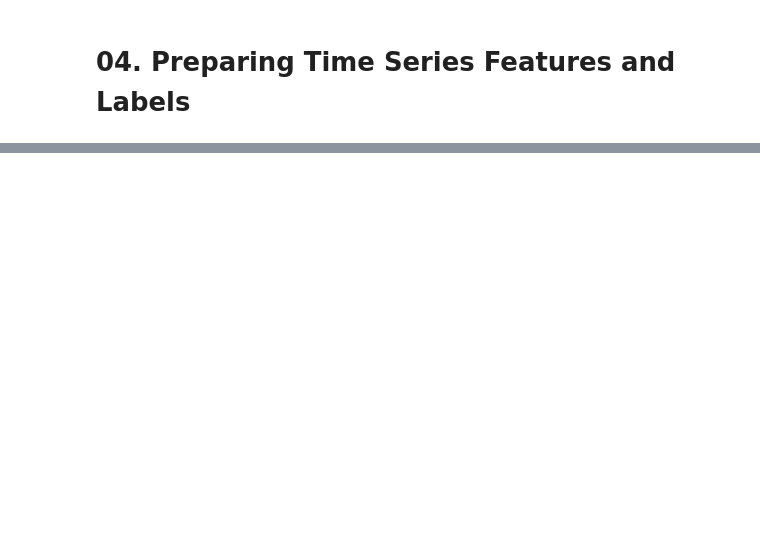
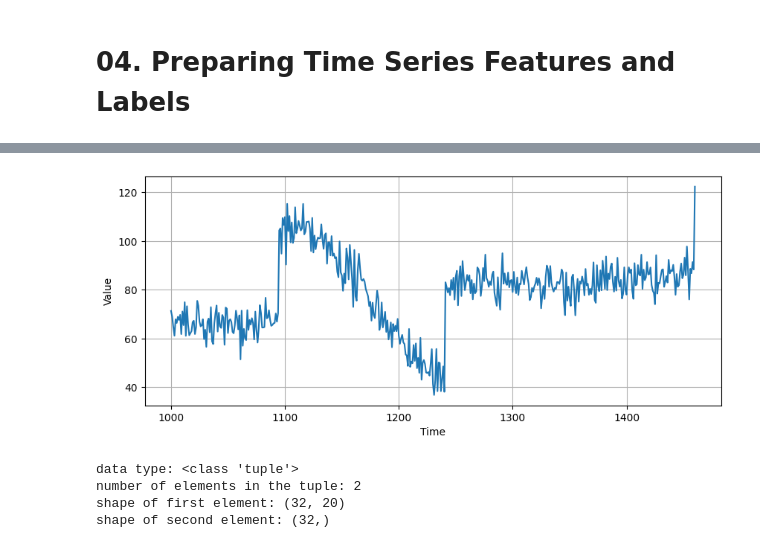
Before and after one commit to rezabehzadi/Deep-Learning-Course-TensorFlow, a Jupyter notebook: 04. Sequences-Time-Series-and-Prediction.ipynb, the cells around one changed output, grey strips where cells are left out. Saved outputs shown, nothing was run; the diff lists cells and outputs as text; code cells hidden in the pictures; blank space fills up the shorter version.

```diff
--- a/04. Sequences-Time-Series-and-Prediction.ipynb
+++ b/04. Sequences-Time-Series-and-Prediction.ipynb
@@ -440,0 +316,5 @@ plot_series(time_valid, (x_valid, naive_forecast), start=0, end=150)
+# %%
+# Plot the validation set
+plot_series(time_valid, x_valid)
+# %% [output]
+[figure, added]
@@ -440,0 +367,12 @@ plot_series(time_valid, (x_valid, naive_forecast), start=0, end=150)
+# %%
+# Print properties of a single batch
+for windows in dataset.take(1):
+  print(f'data type: {type(windows)}')
+  print(f'number of elements in the tuple: {len(windows)}')
+  print(f'shape of first element: {windows[0].shape}')
+  print(f'shape of second element: {windows[1].shape}')
+# %% [output]
+data type: <class 'tuple'>
+number of elements in the tuple: 2
+shape of first element: (32, 20)
+shape of second element: (32,)
```
Also changed, not shown: parts of 63 cells of this notebook, 4 other files.
